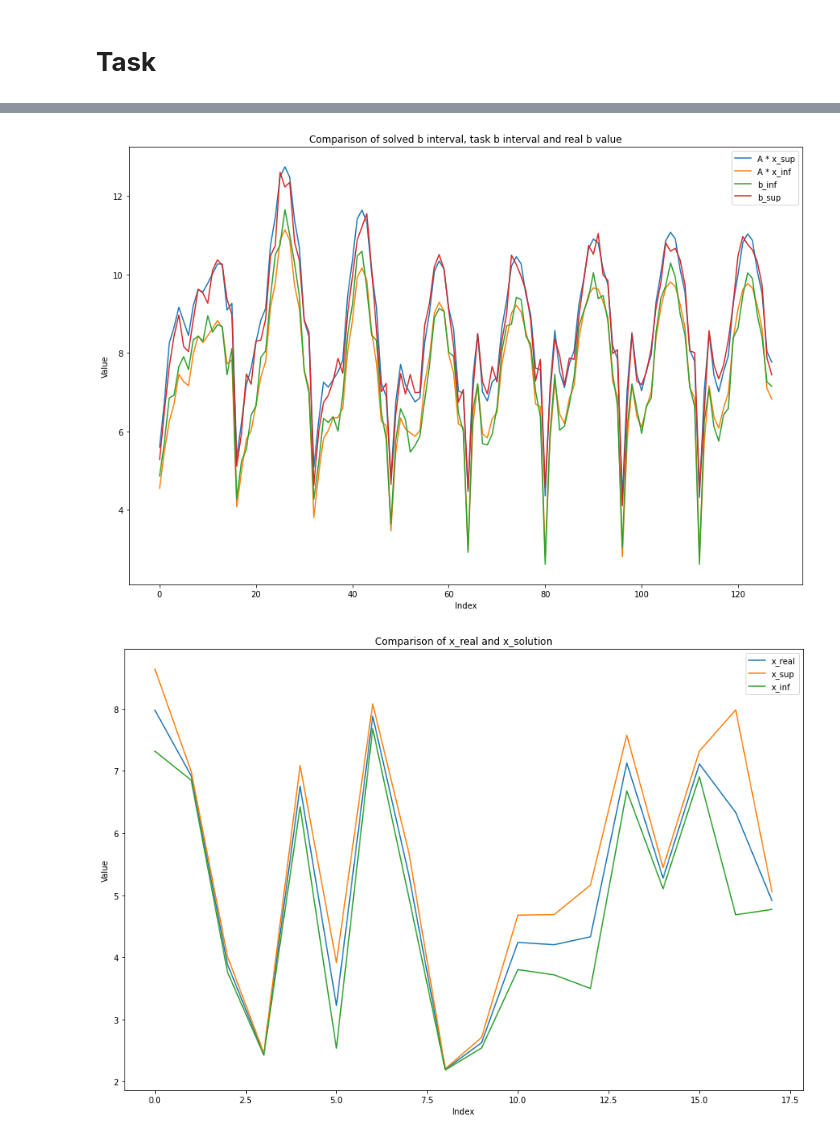
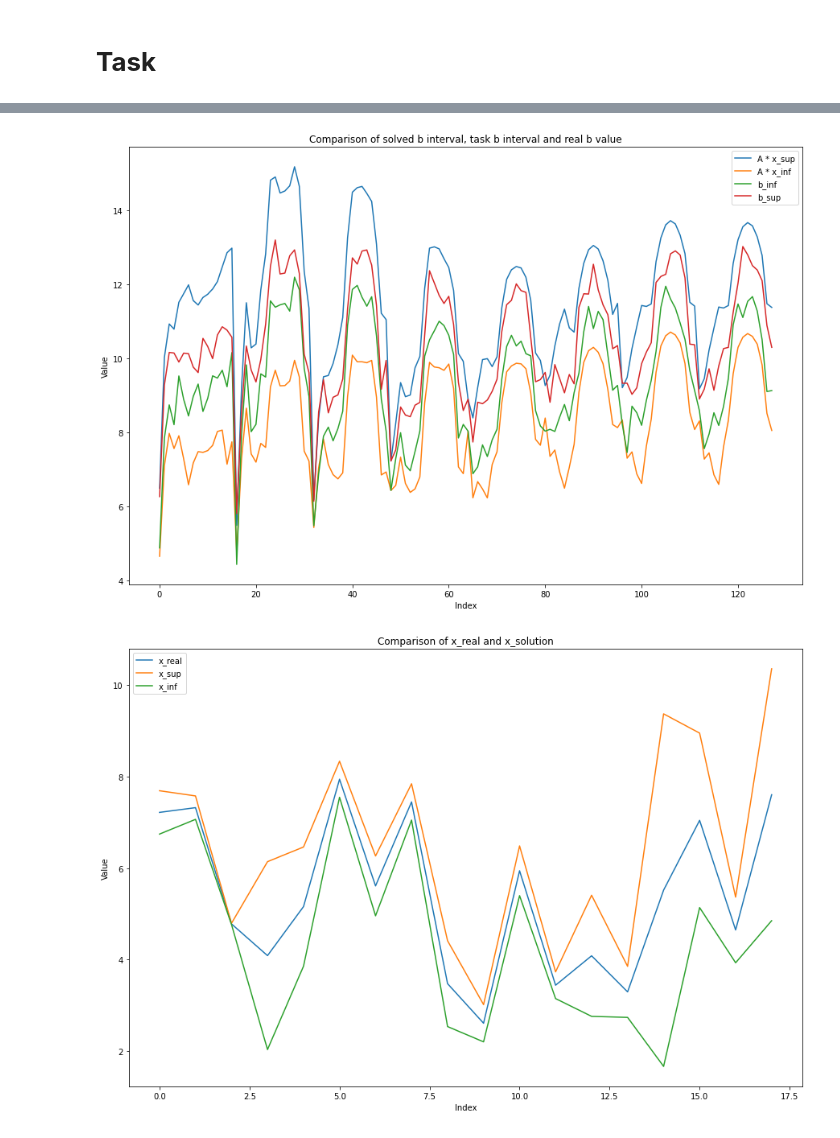
Before and after one commit to OvechkinDanil/IntervalAnalysis, a Jupyter notebook: course_work/src/course_work.ipynb, the cells around one changed output, grey strips where cells are left out. Drawn from its saved outputs; the diff is of its cells as text; code cells hidden in the pictures.

```diff
--- a/course_work/src/course_work.ipynb
+++ b/course_work/src/course_work.ipynb
@@ -474,6 +347,6 @@ def solve_task(mat_address, sub_matrix_nums, plots_address):
 # %% [markdown]
 # **Task**
 # %%
-solve_task("matrix_n_phi_1.txt", [3], "1")
+solve_task("matrix_n_phi_1.txt", [1], "1")
 # %% [output]
 MATRIX
@@ -496,2 +369,2 @@ isEscape? False
-[figure, old version]
+[figure, new version]
-[figure, old version]
+[figure, new version]
```
Also changed, not shown: parts of 4 cells of this notebook.
